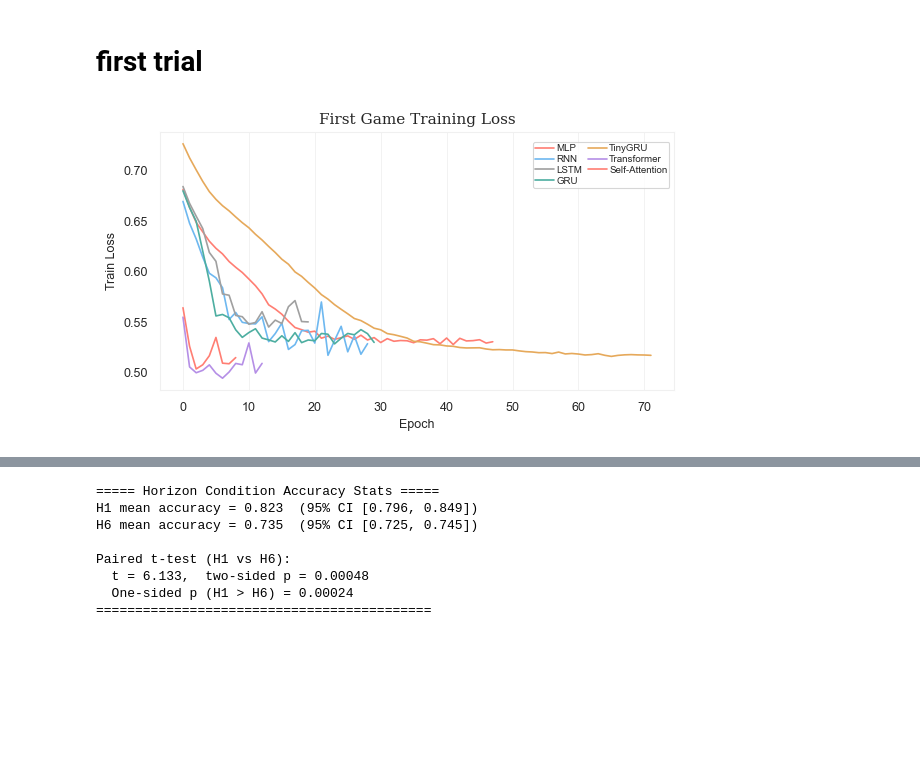
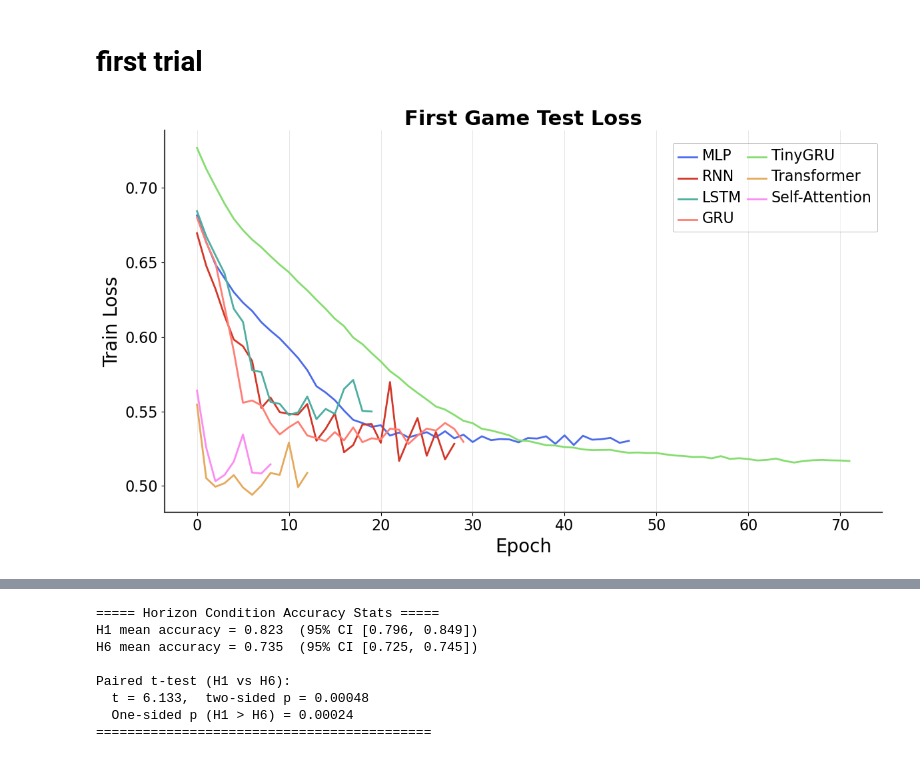
Before and after one commit to althealuo/Horizon, a Jupyter notebook: utils/analysis.ipynb, the cells around one changed output, grey strips where cells are left out. Cells and saved outputs as stored; diff of their text form; code cells hidden in the pictures; blank space fills up the shorter version.

Commit message:
rerun analysis with new plot system

```diff
--- a/utils/analysis.ipynb
+++ b/utils/analysis.ipynb
@@ -155,9 +157,9 @@ combined_first_trial = {
     **output_first_trial,  # adds "RNN", "LSTM", "GRU", etc.
 }
 # %%
-plot_loss(combined_first_trial, title="First Game Training Loss")
+plot_loss(combined_first_trial, title="First Game Test Loss")
 # %% [output]
-[figure, old version]
+[figure, new version]
 # %%
 plot_error_bars(combined_first_trial, title="First Game (H1 vs H6)", baseline=[0.741, 0.741])
 # %% [output]
```
Also changed, not shown: parts of 9 cells of this notebook, 10 other files.
